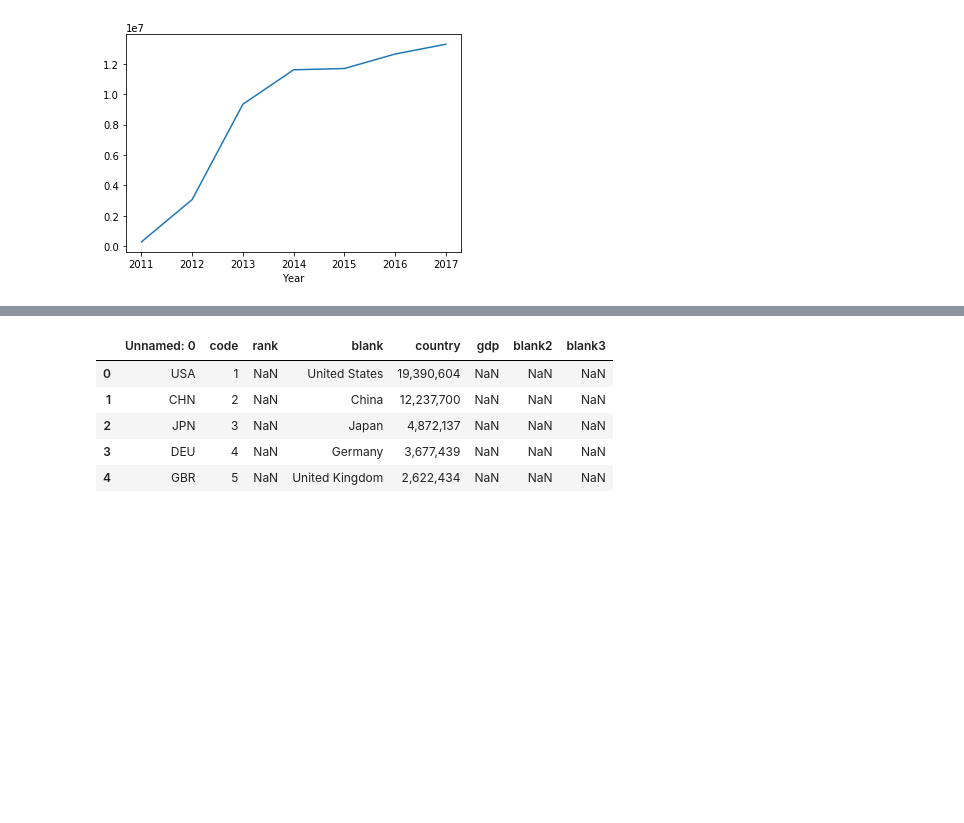
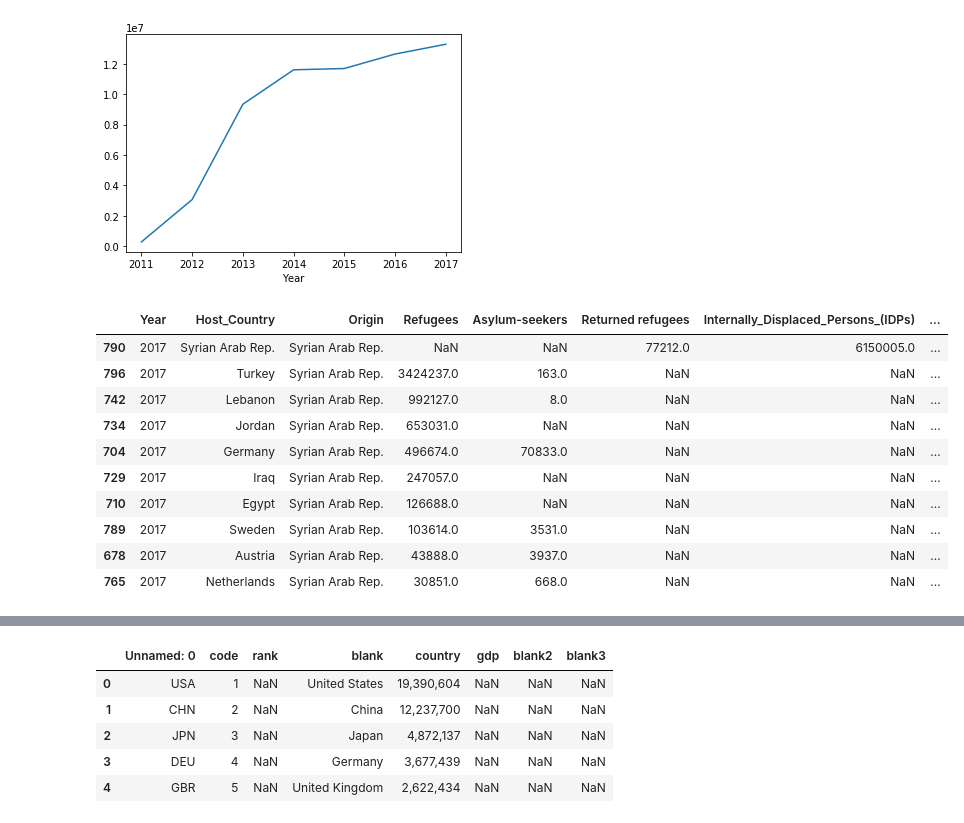
Before and after one commit to mattrehbein/data_studio, a Jupyter notebook: code/02-project/02-Syrian Refugees.ipynb, the cells around one changed output, grey strips where cells are left out. Drawn from its saved outputs; the diff is of its cells as text; code cells hidden in the pictures; blank space fills up the shorter version.

```diff
--- a/code/02-project/02-Syrian Refugees.ipynb
+++ b/code/02-project/02-Syrian Refugees.ipynb
@@ -92,4 +92,17 @@ df.groupby('Year').Total_Population.sum().plot()
 # %%
 last_year = df[df.Year == 2017]
 top_ten = last_year.sort_values(by='Total_Population', ascending=False).head(10)
+top_ten
+# %% [output]
+|  | Year | Host_Country | Origin | Refugees | Asylum-seekers | Returned refugees | Internally_Displaced_Persons_(IDPs) | ... |
+| 790 | 2017 | Syrian Arab Rep. | Syrian Arab Rep. | NaN | NaN | 77212.0 | 6150005.0 | ... |
+| 796 | 2017 | Turkey | Syrian Arab Rep. | 3424237.0 | 163.0 | NaN | NaN | ... |
+| 742 | 2017 | Lebanon | Syrian Arab Rep. | 992127.0 | 8.0 | NaN | NaN | ... |
+| 734 | 2017 | Jordan | Syrian Arab Rep. | 653031.0 | NaN | NaN | NaN | ... |
+| 704 | 2017 | Germany | Syrian Arab Rep. | 496674.0 | 70833.0 | NaN | NaN | ... |
+| 729 | 2017 | Iraq | Syrian Arab Rep. | 247057.0 | NaN | NaN | NaN | ... |
+| 710 | 2017 | Egypt | Syrian Arab Rep. | 126688.0 | NaN | NaN | NaN | ... |
+| 789 | 2017 | Sweden | Syrian Arab Rep. | 103614.0 | 3531.0 | NaN | NaN | ... |
+| 678 | 2017 | Austria | Syrian Arab Rep. | 43888.0 | 3937.0 | NaN | NaN | ... |
+| 765 | 2017 | Netherlands | Syrian Arab Rep. | 30851.0 | 668.0 | NaN | NaN | ... |
 # %%
```
Also changed, not shown: parts of 2 cells of this notebook, 5 other files.
